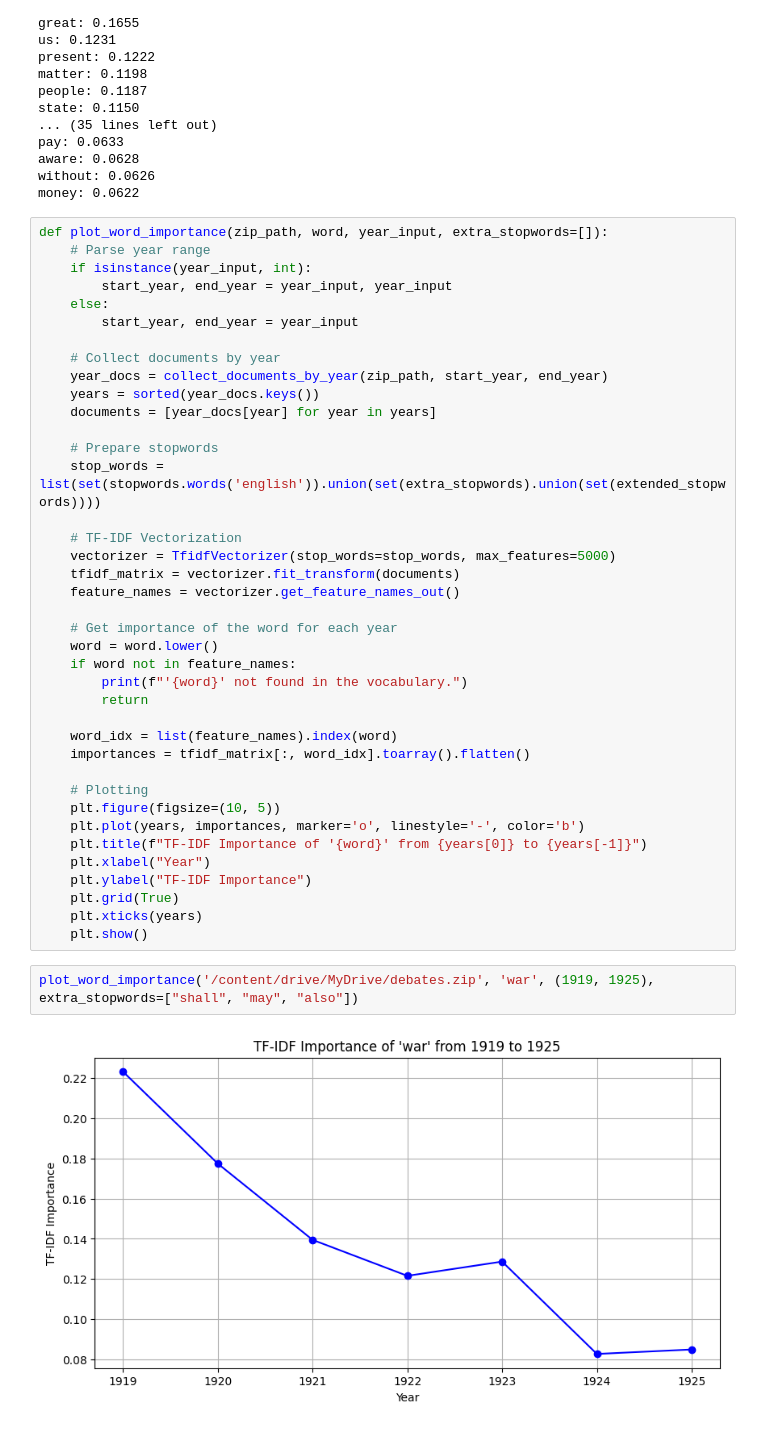
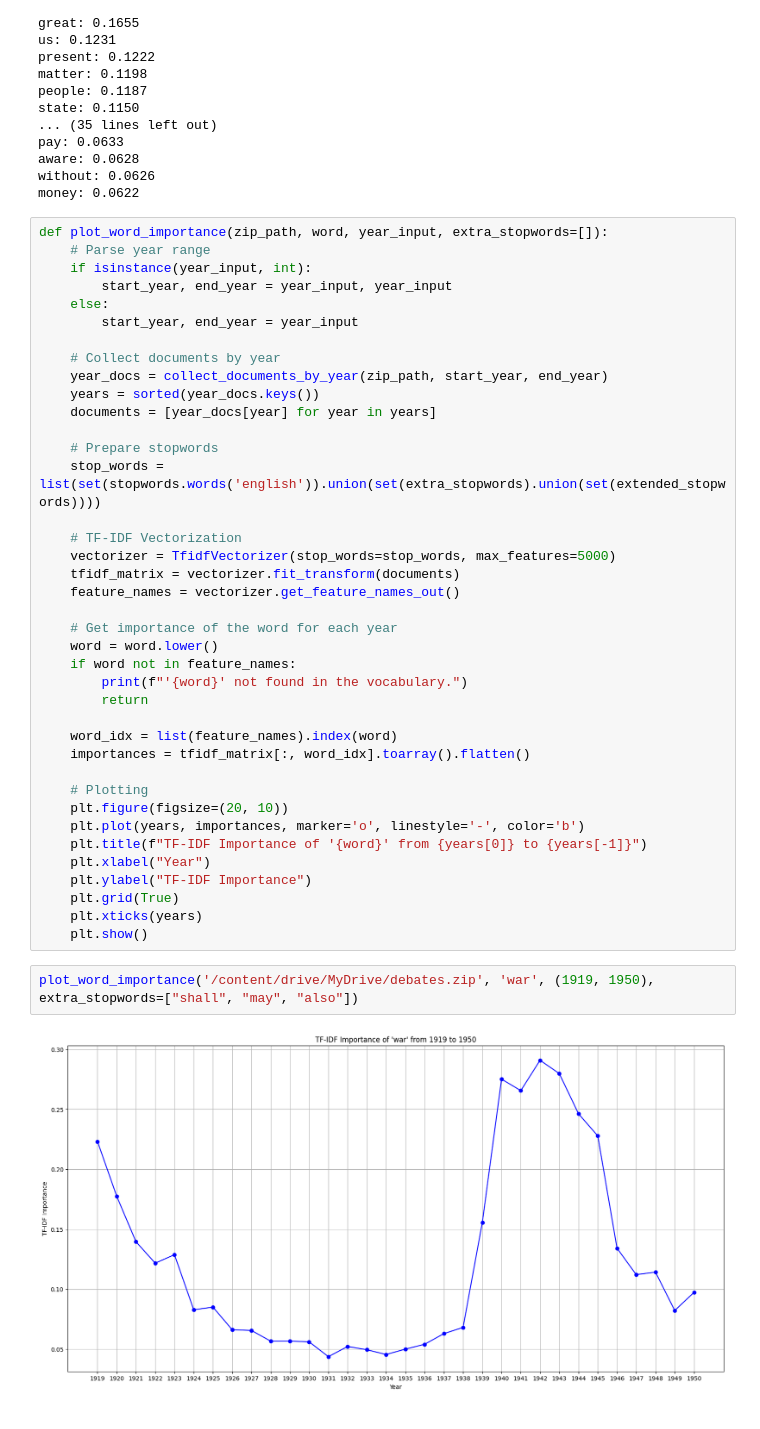
Before and after one commit to pk2971/computational-gender-analysis, a Jupyter notebook: notebooks/Token_Analysis.ipynb, the cells around one changed output. Drawn from its saved outputs; the diff is of its cells as text.

```diff
--- a/notebooks/Token_Analysis.ipynb
+++ b/notebooks/Token_Analysis.ipynb
@@ -155,7 +155,7 @@ def plot_word_importance(zip_path, word, year_input, extra_stopwords=[]):
     importances = tfidf_matrix[:, word_idx].toarray().flatten()
 
     # Plotting
-    plt.figure(figsize=(10, 5))
+    plt.figure(figsize=(20, 10))
     plt.plot(years, importances, marker='o', linestyle='-', color='b')
     plt.title(f"TF-IDF Importance of '{word}' from {years[0]} to {years[-1]}")
     plt.xlabel("Year")
@@ -164,6 +164,6 @@ def plot_word_importance(zip_path, word, year_input, extra_stopwords=[]):
     plt.xticks(years)
     plt.show()
 # %%
-plot_word_importance('/content/drive/MyDrive/debates.zip', 'war', (1919, 1925), extra_stopwords=["shall", "may", "also"])
+plot_word_importance('/content/drive/MyDrive/debates.zip', 'war', (1919, 1950), extra_stopwords=["shall", "may", "also"])
 # %% [output]
-[figure, old version]
+[figure, new version]
```
